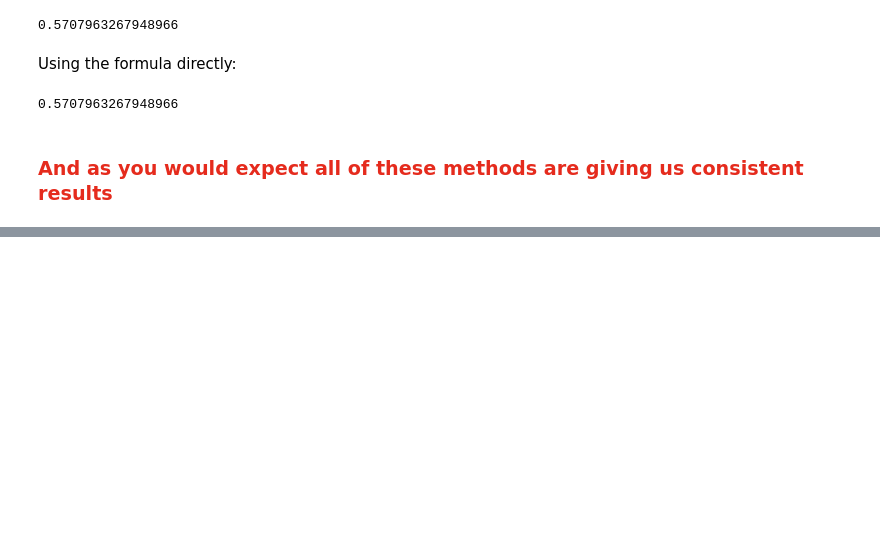
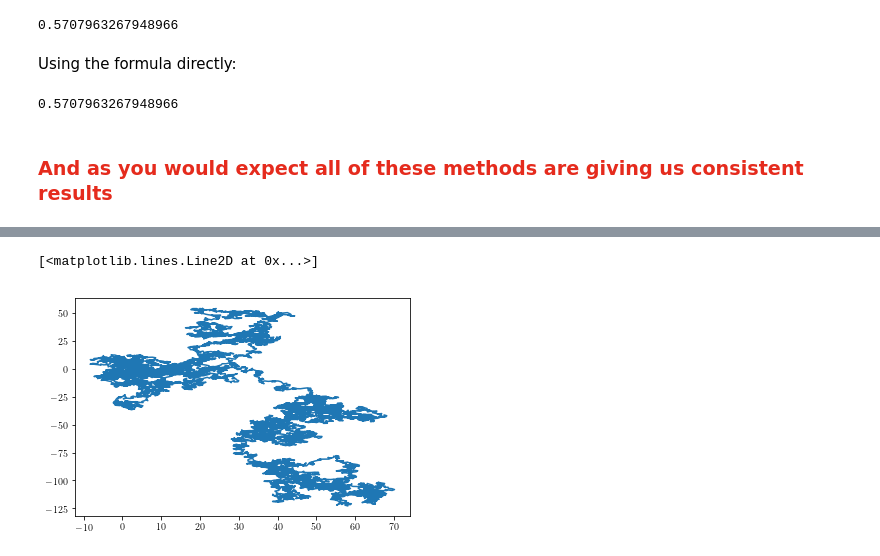
Before and after one commit to abtinshahidi/Foundation_applied_machine_learning, a Jupyter notebook: notebooks/week3/week3.ipynb, the cells around one changed output, grey strips where cells are left out. Saved outputs shown, nothing was run; the diff lists cells and outputs as text; code cells hidden in the pictures; blank space fills up the shorter version.

```diff
--- a/notebooks/week3/week3.ipynb
+++ b/notebooks/week3/week3.ipynb
@@ -500,0 +636,5 @@ np.pi/2-1
+# %%
+plt.plot(positions["x"], positions["y"])
+# %% [output]
+[<matplotlib.lines.Line2D at 0x...>]
+[figure, added]
```
Also changed, not shown: parts of 53 cells of this notebook.
